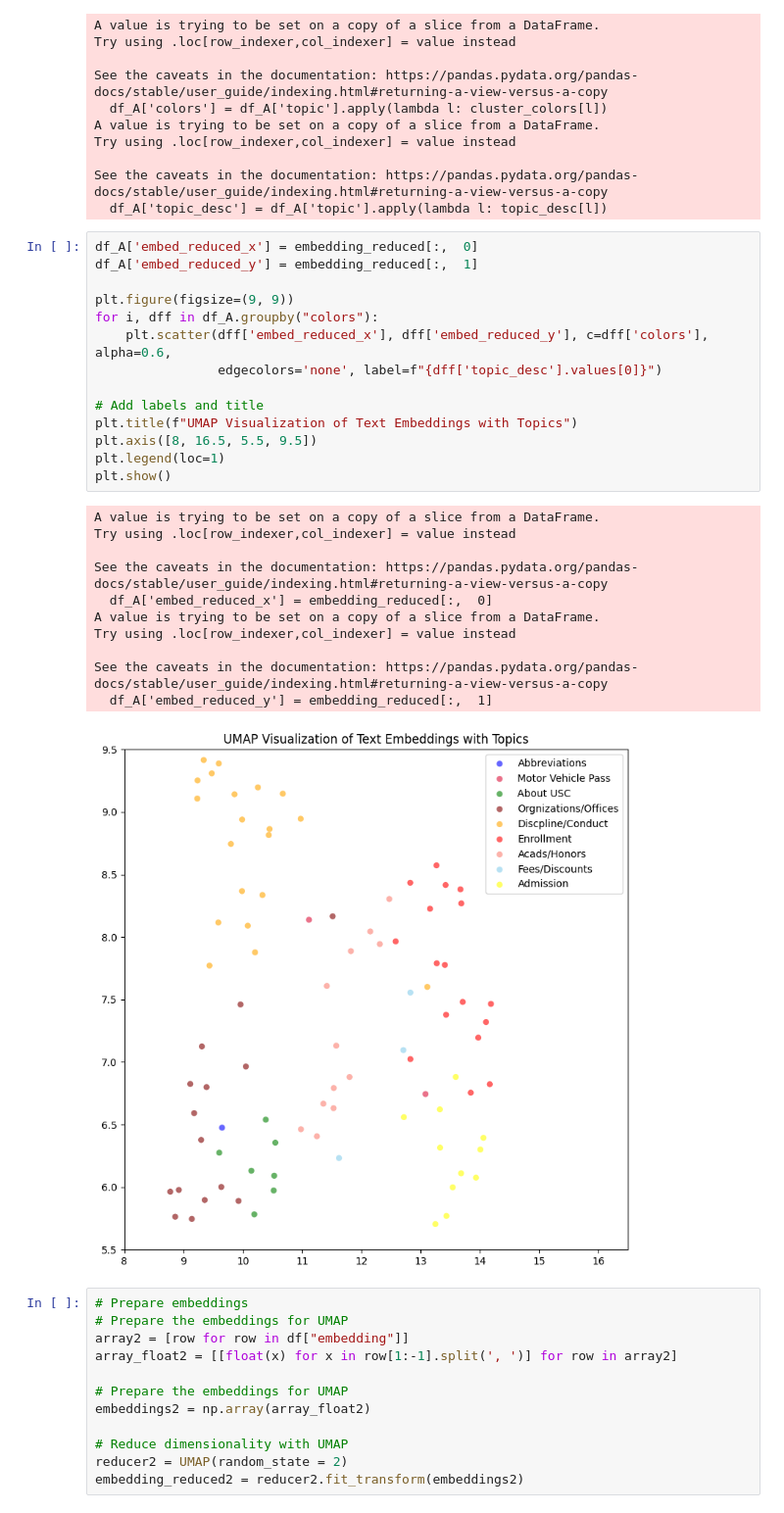
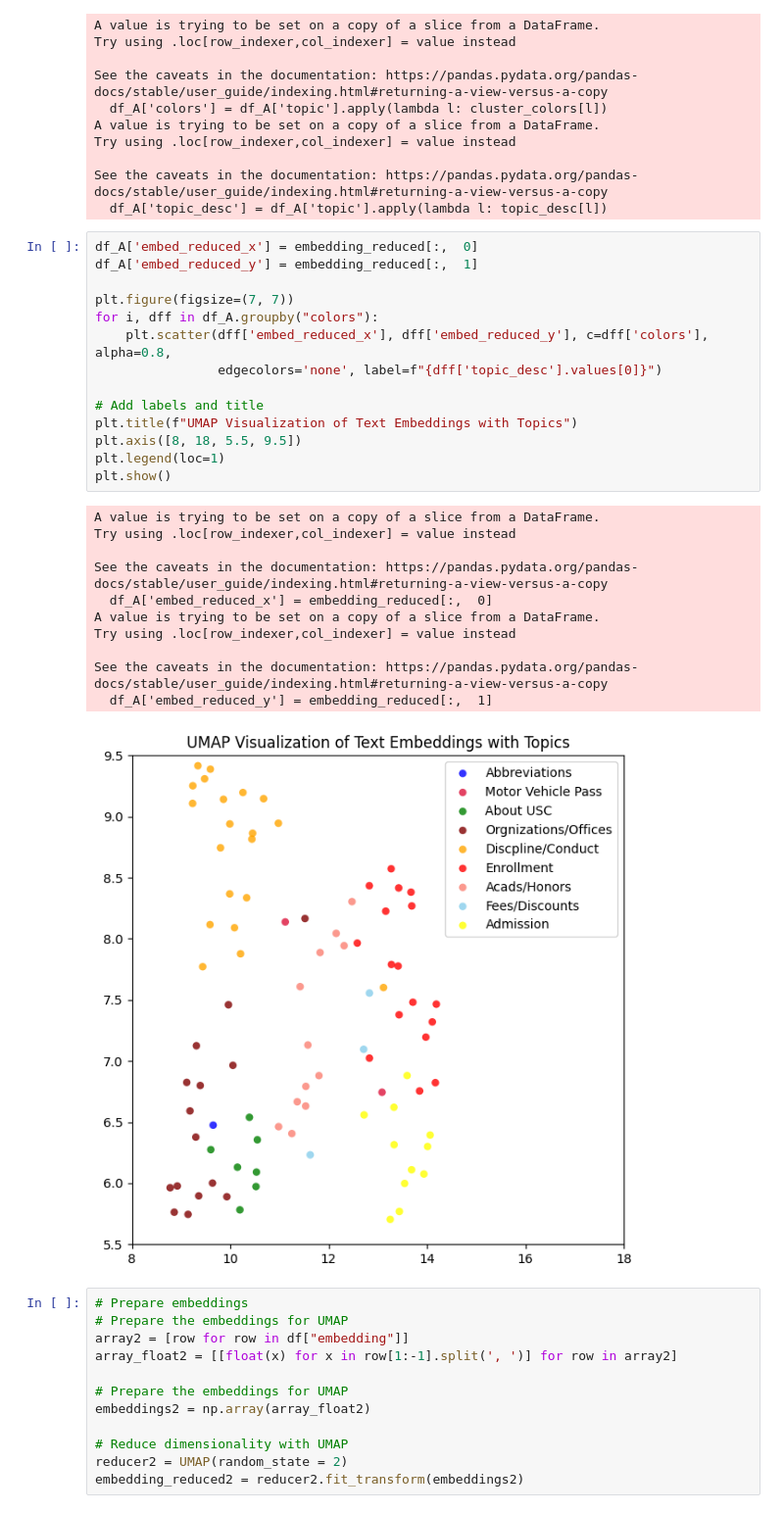
Before and after one commit to 20100215/NLP_Student_Manual_Chatbot, a Jupyter notebook: 7. RAG_Visualization/N8a_Visualize_RAG_topics.ipynb, the cells around one changed output. Shown at 98% size. Cells and saved outputs as stored; diff of their text form.

Commit message:
feat: add figures

```diff
--- a/7. RAG_Visualization/N8a_Visualize_RAG_topics.ipynb
+++ b/7. RAG_Visualization/N8a_Visualize_RAG_topics.ipynb
@@ -64,29 +64,29 @@ See the caveats in the documentation: https://pandas.pydata.org/pandas-docs/stab
 # %%
 df_A['embed_reduced_x'] = embedding_reduced[:,  0]
 df_A['embed_reduced_y'] = embedding_reduced[:,  1]
 
-plt.figure(figsize=(9, 9))
+plt.figure(figsize=(7, 7))
 for i, dff in df_A.groupby("colors"):
-    plt.scatter(dff['embed_reduced_x'], dff['embed_reduced_y'], c=dff['colors'], alpha=0.6,
+    plt.scatter(dff['embed_reduced_x'], dff['embed_reduced_y'], c=dff['colors'], alpha=0.8,
                 edgecolors='none', label=f"{dff['topic_desc'].values[0]}")
 
 # Add labels and title
 plt.title(f"UMAP Visualization of Text Embeddings with Topics")
-plt.axis([8, 16.5, 5.5, 9.5])
+plt.axis([8, 18, 5.5, 9.5])
 plt.legend(loc=1)
 plt.show()
 # %% [output]
 A value is trying to be set on a copy of a slice from a DataFrame.
 Try using .loc[row_indexer,col_indexer] = value instead
 
 See the caveats in the documentation: https://pandas.pydata.org/pandas-docs/stable/user_guide/indexing.html#returning-a-view-versus-a-copy
   df_A['embed_reduced_x'] = embedding_reduced[:,  0]
 A value is trying to be set on a copy of a slice from a DataFrame.
 Try using .loc[row_indexer,col_indexer] = value instead
 
 See the caveats in the documentation: https://pandas.pydata.org/pandas-docs/stable/user_guide/indexing.html#returning-a-view-versus-a-copy
   df_A['embed_reduced_y'] = embedding_reduced[:,  1]
-[figure, old version]
+[figure, new version]
 # %%
 # Prepare embeddings
 # Prepare the embeddings for UMAP
```
Also changed, not shown: parts of 1 cell of this notebook, 14 other files.
